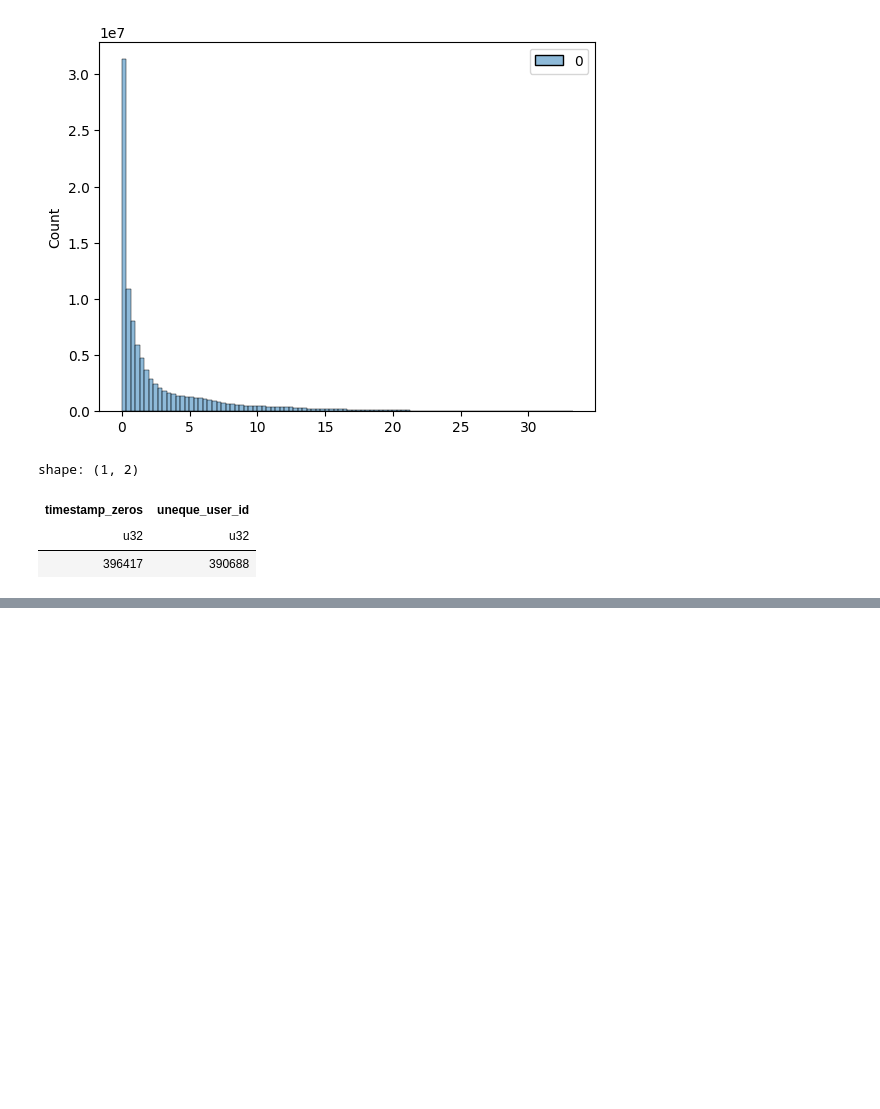
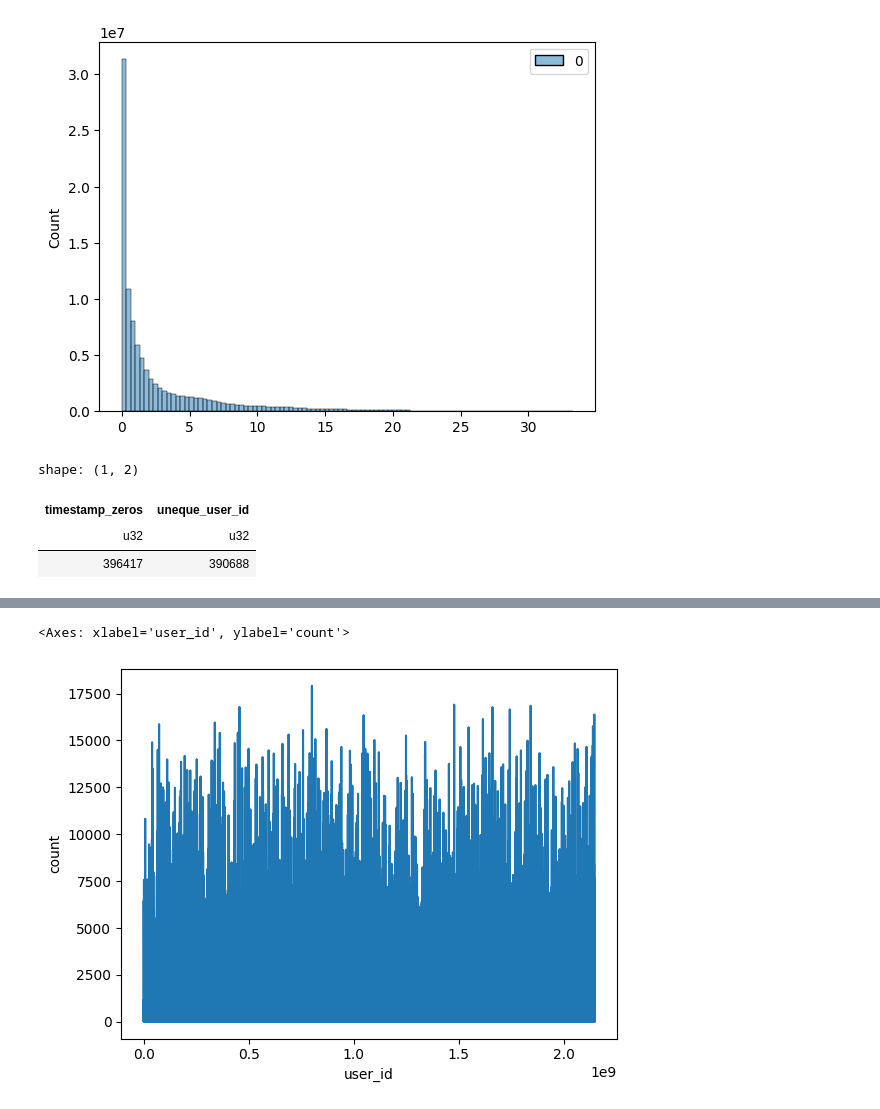
Before and after one commit to zinkin-s/MFTI_DS_Python_HW_3, a Jupyter notebook: notebook.ipynb, the cells around one changed output, grey strips where cells are left out. Saved outputs shown, nothing was run; the diff lists cells and outputs as text; code cells hidden in the pictures; blank space fills up the shorter version.

```diff
--- a/notebook.ipynb
+++ b/notebook.ipynb
@@ -129,0 +138,6 @@ shape: (1, 2)
+# %%
+ds = lf.select('user_id').collect(streaming=True).to_series().value_counts().sort(by='user_id', descending=True)
+sns.lineplot(data=ds, x='user_id', y='count')
+# %% [output]
+<Axes: xlabel='user_id', ylabel='count'>
+[figure, added]
```
Also changed, not shown: parts of 1 cell of this notebook.
